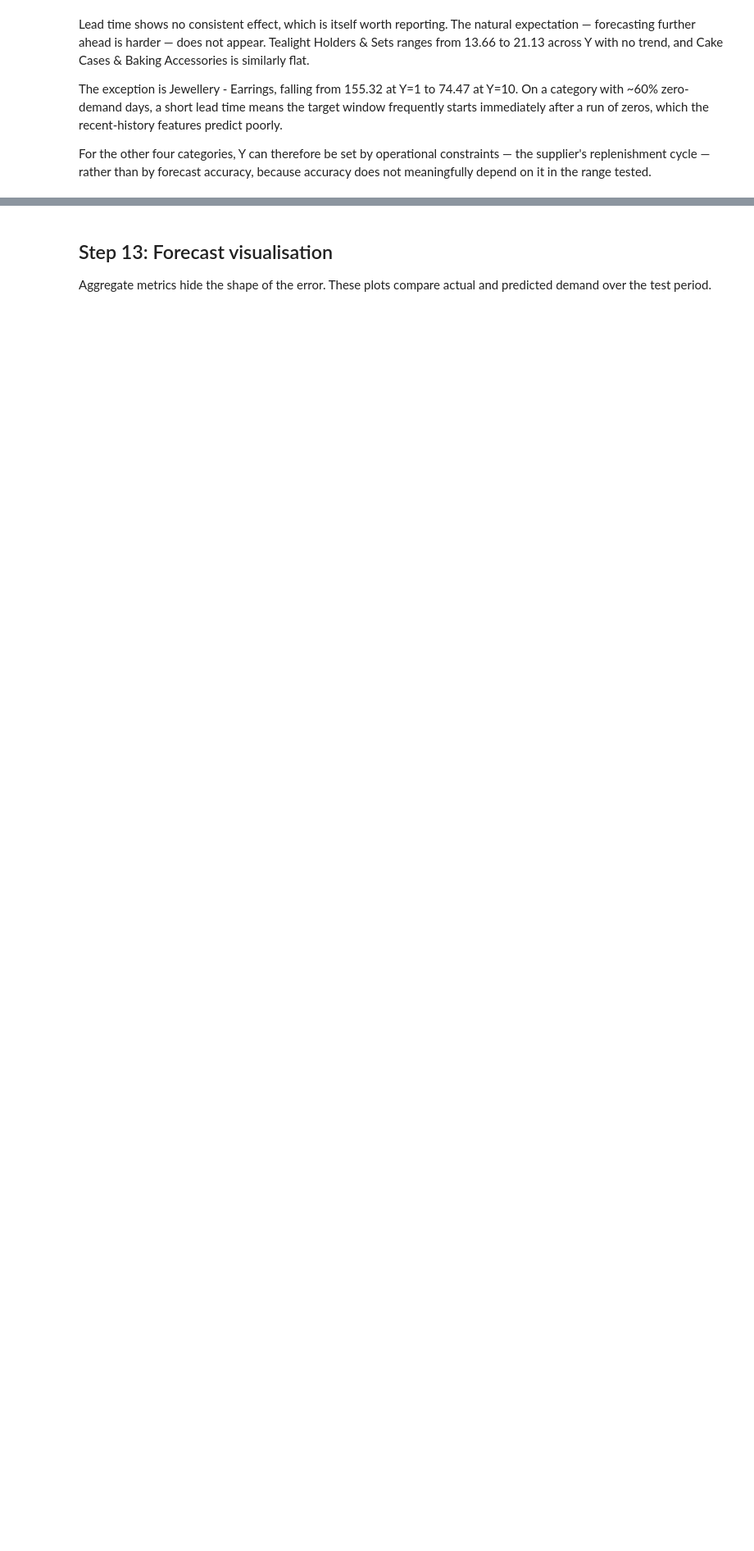
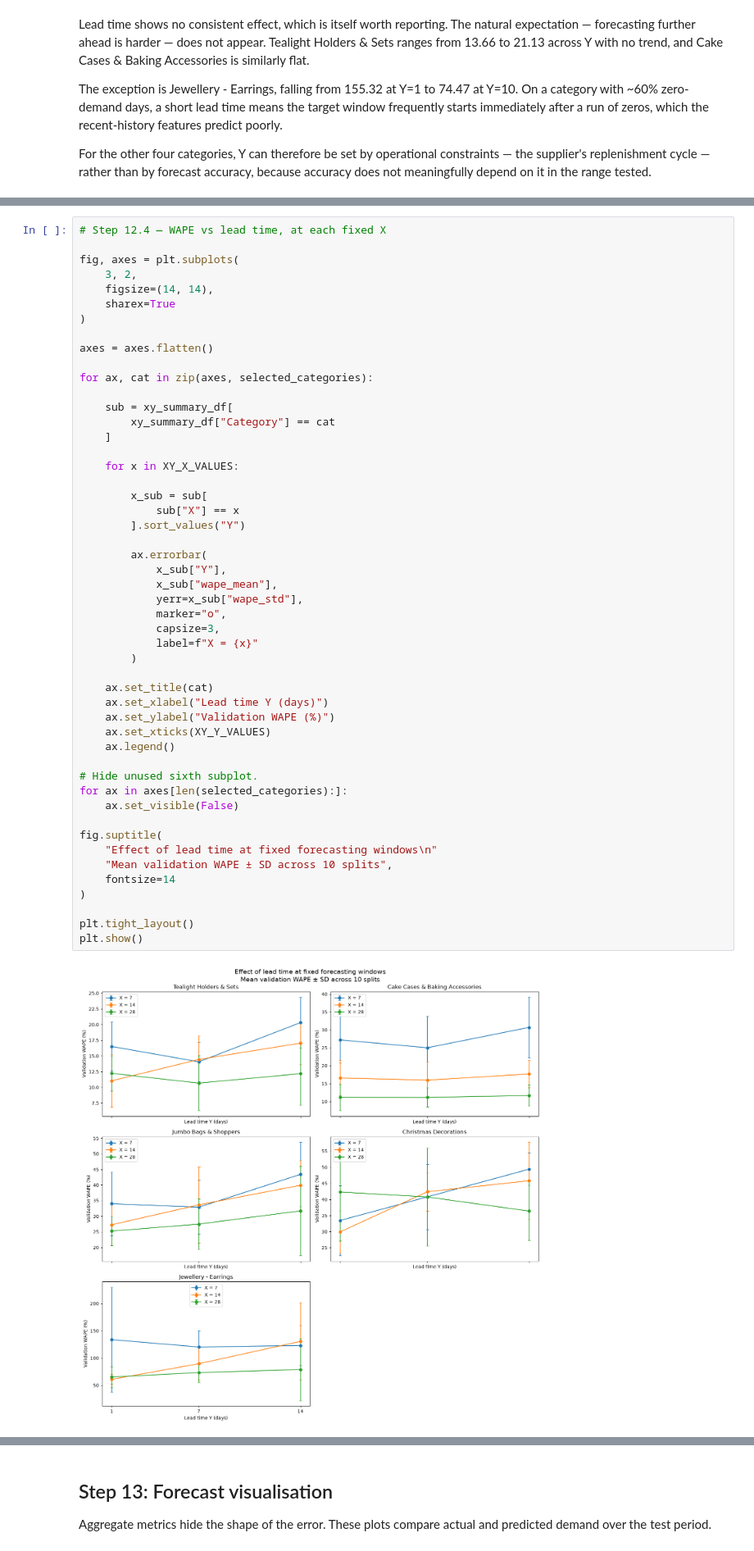
Before and after one commit to wll-hayat04/retail-demand-forecasting, a Jupyter notebook: notebooks/02_modeling.ipynb, the cells around one changed output, grey strips where cells are left out. Shown at 82% size. Saved outputs shown, nothing was run; the diff lists cells and outputs as text; blank space fills up the shorter version.

Commit message:
Finalize forecasting analysis and feature selection

```diff
--- a/notebooks/02_modeling.ipynb
+++ b/notebooks/02_modeling.ipynb
@@ -1013,0 +1334,52 @@ tested.
+# %%
+# Step 12.4 — WAPE vs lead time, at each fixed X
+
+fig, axes = plt.subplots(
+    3, 2,
+    figsize=(14, 14),
+    sharex=True
+)
+
+axes = axes.flatten()
+
+for ax, cat in zip(axes, selected_categories):
+
+    sub = xy_summary_df[
+        xy_summary_df["Category"] == cat
+    ]
+
+    for x in XY_X_VALUES:
+
+        x_sub = sub[
+            sub["X"] == x
+        ].sort_values("Y")
+
+        ax.errorbar(
+            x_sub["Y"],
+            x_sub["wape_mean"],
+            yerr=x_sub["wape_std"],
+            marker="o",
+            capsize=3,
+            label=f"X = {x}"
+        )
+
+    ax.set_title(cat)
+    ax.set_xlabel("Lead time Y (days)")
+    ax.set_ylabel("Validation WAPE (%)")
+    ax.set_xticks(XY_Y_VALUES)
+    ax.legend()
+
+# Hide unused sixth subplot.
+for ax in axes[len(selected_categories):]:
+    ax.set_visible(False)
+
+fig.suptitle(
+    "Effect of lead time at fixed forecasting windows\n"
+    "Mean validation WAPE ± SD across 10 splits",
+    fontsize=14
+)
+
+plt.tight_layout()
+plt.show()
+# %% [output]
+[figure, added]
```
Also changed, not shown: parts of 104 cells of this notebook, 2 other files.
